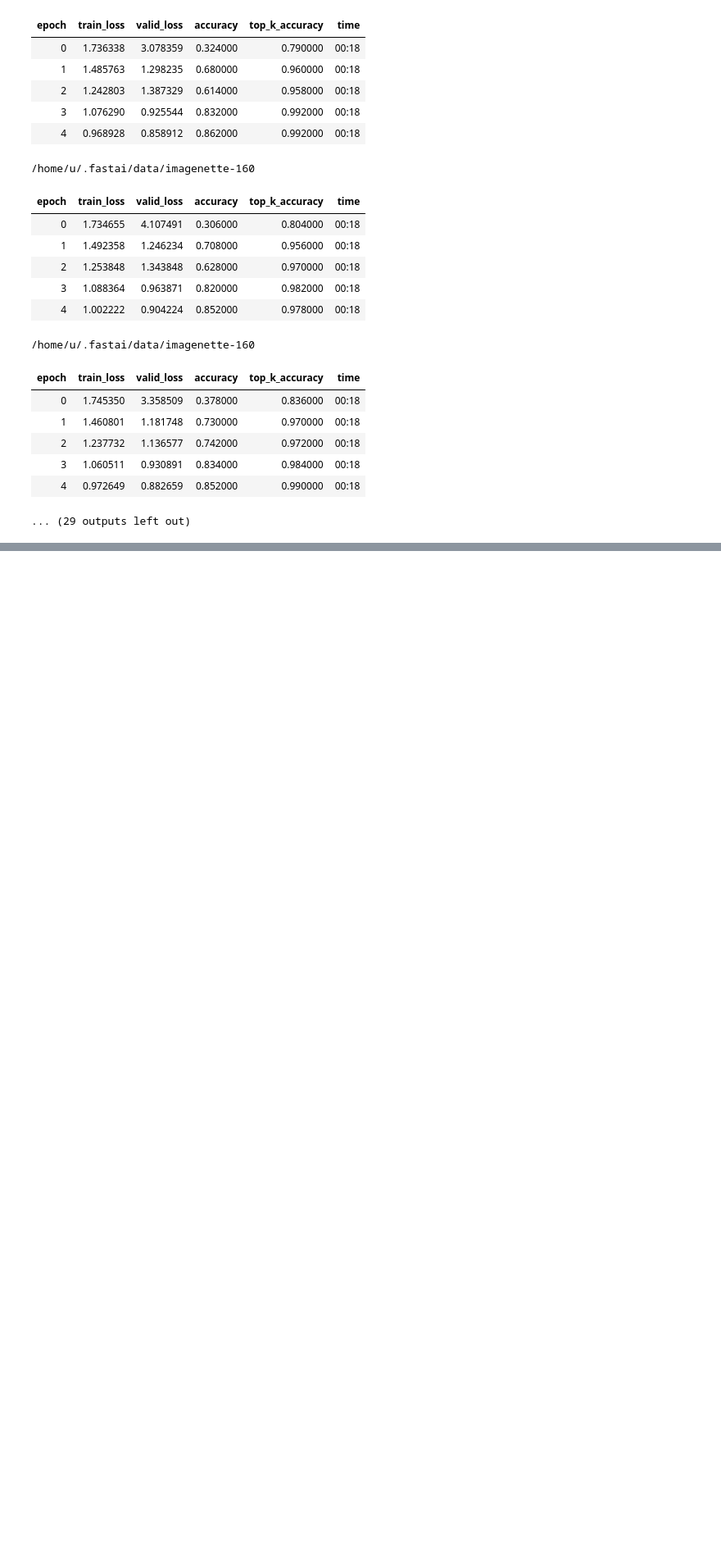
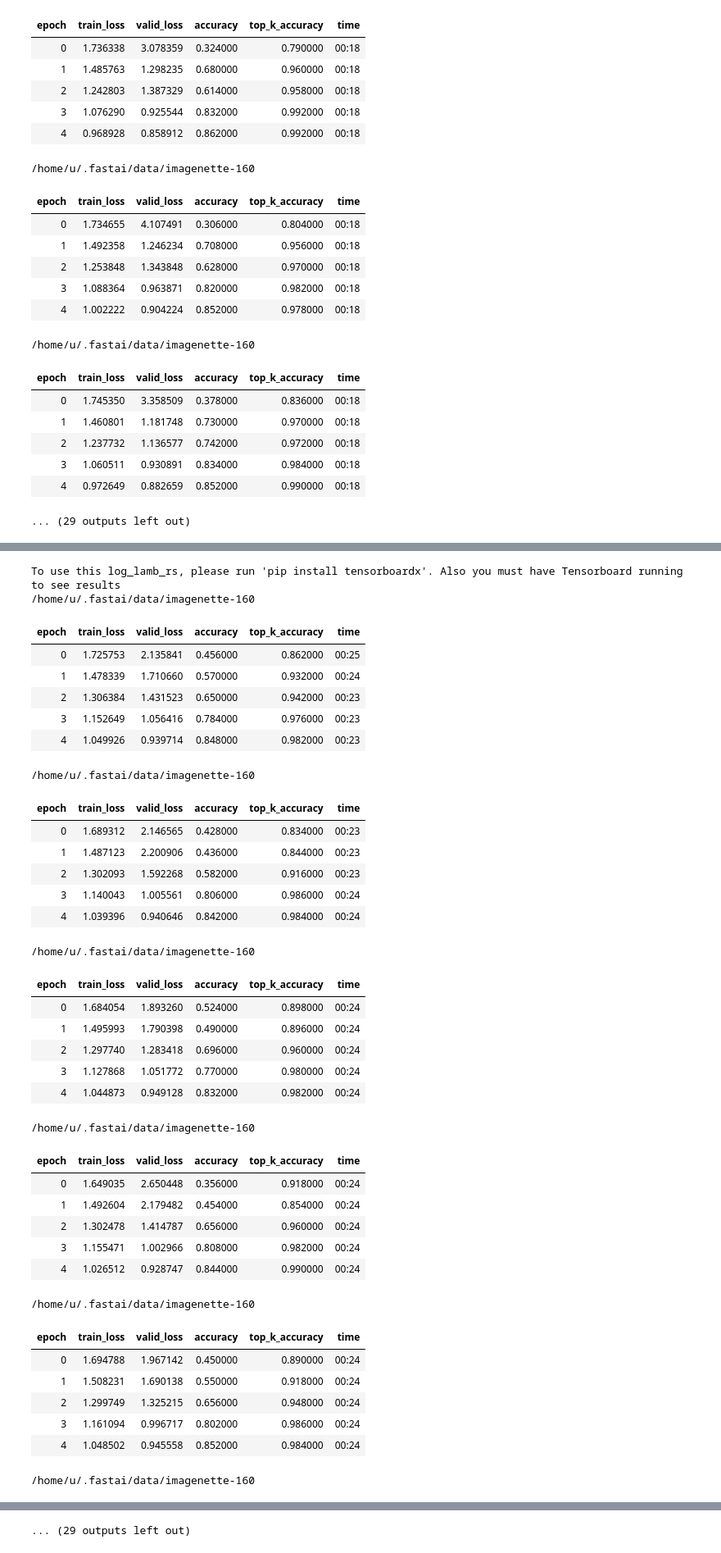
Before and after one commit to mgrankin/over9000, a Jupyter notebook: Imagenette_128_5_epoch-bs64.ipynb, the cells around one changed output, grey strips where cells are left out. Shown at 82% size. Saved outputs shown, nothing was run; the diff lists cells and outputs as text; code cells hidden in the pictures; blank space fills up the shorter version.

Commit message:
lamb optimizer, renaming

```diff
--- a/Imagenette_128_5_epoch-bs64.ipynb
+++ b/Imagenette_128_5_epoch-bs64.ipynb
@@ -355,0 +358,41 @@ lr: 0.003; eff_lr: 0.003; size: 128; alpha: 0.99; mom: 0.9; eps: 1e-06
+# %%
+%run train.py --run 20 --woof 0 --size 128 --bs 64 --mixup 0 --sa 0 --epoch 5 --lr 1e-2 --gpu 1 \
+                --opt lamb
+# %% [output]
+To use this log_lamb_rs, please run 'pip install tensorboardx'. Also you must have Tensorboard running to see results
+/home/u/.fastai/data/imagenette-160
+| epoch | train_loss | valid_loss | accuracy | top_k_accuracy | time |
+| 0 | 1.725753 | 2.135841 | 0.456000 | 0.862000 | 00:25 |
+| 1 | 1.478339 | 1.710660 | 0.570000 | 0.932000 | 00:24 |
+| 2 | 1.306384 | 1.431523 | 0.650000 | 0.942000 | 00:23 |
+| 3 | 1.152649 | 1.056416 | 0.784000 | 0.976000 | 00:23 |
+| 4 | 1.049926 | 0.939714 | 0.848000 | 0.982000 | 00:23 |
+/home/u/.fastai/data/imagenette-160
+| epoch | train_loss | valid_loss | accuracy | top_k_accuracy | time |
+| 0 | 1.689312 | 2.146565 | 0.428000 | 0.834000 | 00:23 |
+| 1 | 1.487123 | 2.200906 | 0.436000 | 0.844000 | 00:23 |
+| 2 | 1.302093 | 1.592268 | 0.582000 | 0.916000 | 00:23 |
+| 3 | 1.140043 | 1.005561 | 0.806000 | 0.986000 | 00:24 |
+| 4 | 1.039396 | 0.940646 | 0.842000 | 0.984000 | 00:24 |
+/home/u/.fastai/data/imagenette-160
+| epoch | train_loss | valid_loss | accuracy | top_k_accuracy | time |
+| 0 | 1.684054 | 1.893260 | 0.524000 | 0.898000 | 00:24 |
+| 1 | 1.495993 | 1.790398 | 0.490000 | 0.896000 | 00:24 |
+| 2 | 1.297740 | 1.283418 | 0.696000 | 0.960000 | 00:24 |
+| 3 | 1.127868 | 1.051772 | 0.770000 | 0.980000 | 00:24 |
+| 4 | 1.044873 | 0.949128 | 0.832000 | 0.982000 | 00:24 |
+/home/u/.fastai/data/imagenette-160
+| epoch | train_loss | valid_loss | accuracy | top_k_accuracy | time |
+| 0 | 1.649035 | 2.650448 | 0.356000 | 0.918000 | 00:24 |
+| 1 | 1.492604 | 2.179482 | 0.454000 | 0.854000 | 00:24 |
+| 2 | 1.302478 | 1.414787 | 0.656000 | 0.960000 | 00:24 |
+| 3 | 1.155471 | 1.002966 | 0.808000 | 0.982000 | 00:24 |
+| 4 | 1.026512 | 0.928747 | 0.844000 | 0.990000 | 00:24 |
+/home/u/.fastai/data/imagenette-160
+| epoch | train_loss | valid_loss | accuracy | top_k_accuracy | time |
+| 0 | 1.694788 | 1.967142 | 0.450000 | 0.890000 | 00:24 |
+| 1 | 1.508231 | 1.690138 | 0.550000 | 0.918000 | 00:24 |
+| 2 | 1.299749 | 1.325215 | 0.656000 | 0.948000 | 00:24 |
+| 3 | 1.161094 | 0.996717 | 0.802000 | 0.986000 | 00:24 |
+| 4 | 1.048502 | 0.945558 | 0.852000 | 0.984000 | 00:24 |
+/home/u/.fastai/data/imagenette-160
@@ -355,0 +405 @@ lr: 0.003; eff_lr: 0.003; size: 128; alpha: 0.99; mom: 0.9; eps: 1e-06
+... (29 outputs left out)
```
Also changed, not shown: parts of 4 cells of this notebook, 3 other files.
